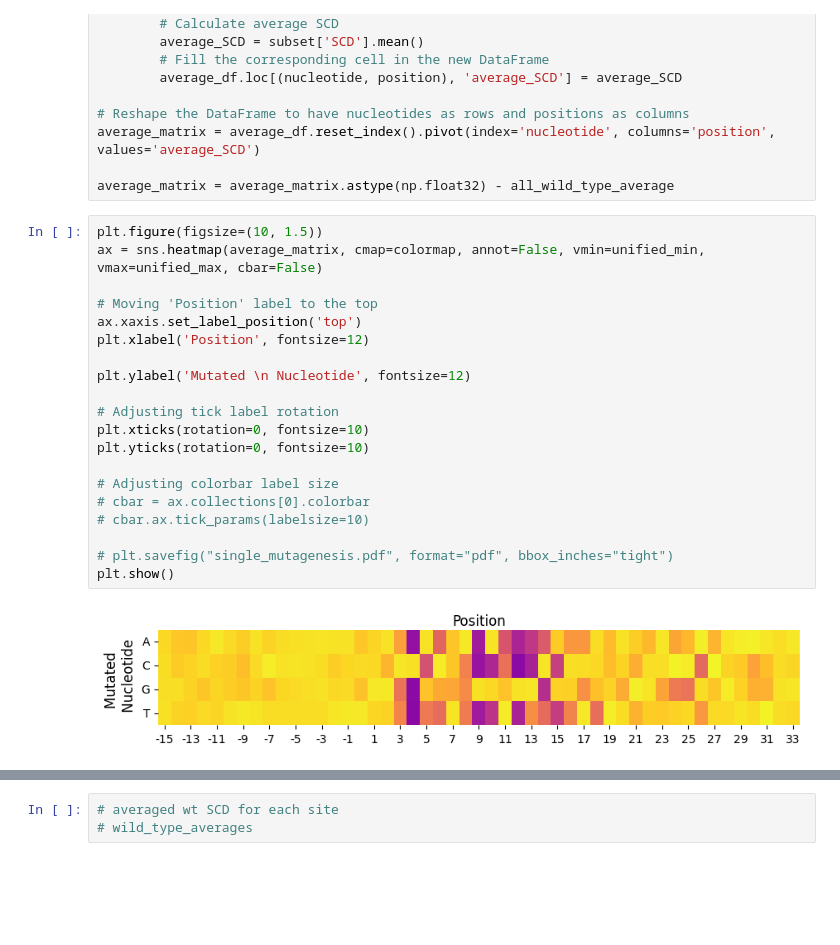
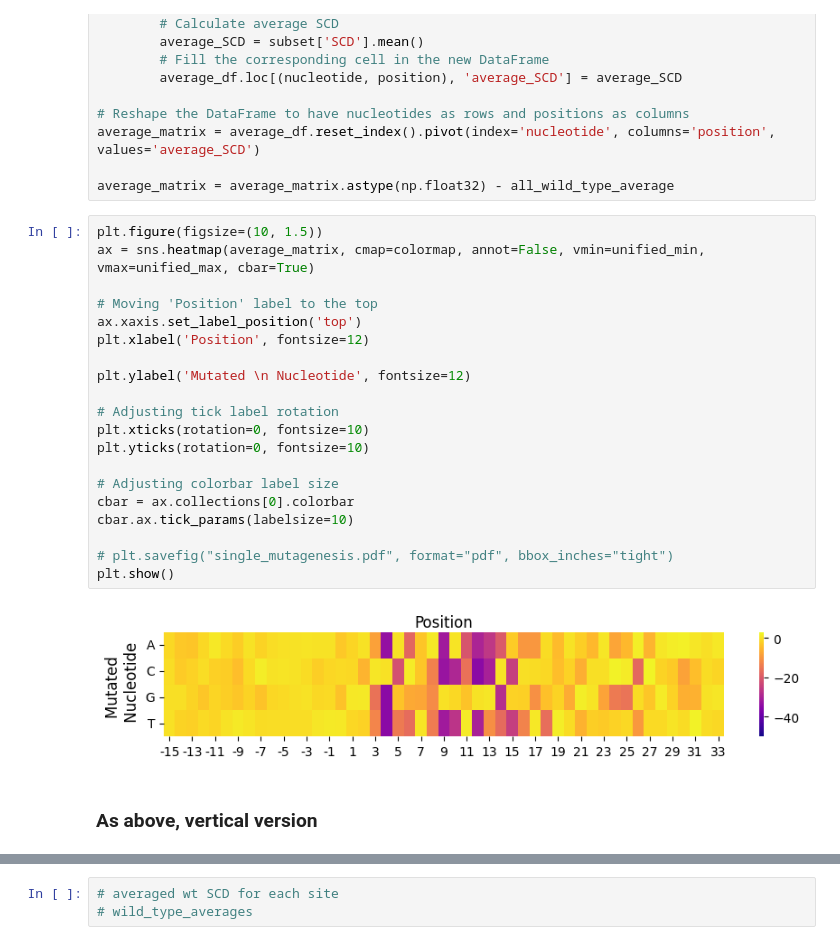
Before and after one commit to Fudenberg-Research-Group/akitaV2-analyses, a Jupyter notebook: experiments/virtual_insertion_single_mutagenesis/analysis/analysis.ipynb, the cells around one changed output, grey strips where cells are left out. Cells and saved outputs as stored; diff of their text form; blank space fills up the shorter version.

```diff
--- a/experiments/virtual_insertion_single_mutagenesis/analysis/analysis.ipynb
+++ b/experiments/virtual_insertion_single_mutagenesis/analysis/analysis.ipynb
@@ -121,26 +114,28 @@ average_matrix = average_df.reset_index().pivot(index='nucleotide', columns='pos
 average_matrix = average_matrix.astype(np.float32) - all_wild_type_average
 # %%
 plt.figure(figsize=(10, 1.5))
-ax = sns.heatmap(average_matrix, cmap=colormap, annot=False, vmin=unified_min, vmax=unified_max, cbar=False)
+ax = sns.heatmap(average_matrix, cmap=colormap, annot=False, vmin=unified_min, vmax=unified_max, cbar=True)
 
 # Moving 'Position' label to the top
 ax.xaxis.set_label_position('top')
 plt.xlabel('Position', fontsize=12)
 
 plt.ylabel('Mutated \n Nucleotide', fontsize=12)
 
 # Adjusting tick label rotation
 plt.xticks(rotation=0, fontsize=10)
 plt.yticks(rotation=0, fontsize=10)
 
 # Adjusting colorbar label size
-# cbar = ax.collections[0].colorbar
-# cbar.ax.tick_params(labelsize=10)
+cbar = ax.collections[0].colorbar
+cbar.ax.tick_params(labelsize=10)
 
 # plt.savefig("single_mutagenesis.pdf", format="pdf", bbox_inches="tight")
 plt.show()
 # %% [output]
-[figure, old version]
+[figure, new version]
+# %% [markdown]
+### As above, vertical version
 # %%
 # Calculate the mean SCD value for each position and each nucleotide across all sites
 mean_scd = df.groupby(['position', 'mutated_nucleotide'])['SCD'].mean().unstack().T - all_wild_type_average
```
Also changed, not shown: parts of 14 cells of this notebook, 4 other files.
